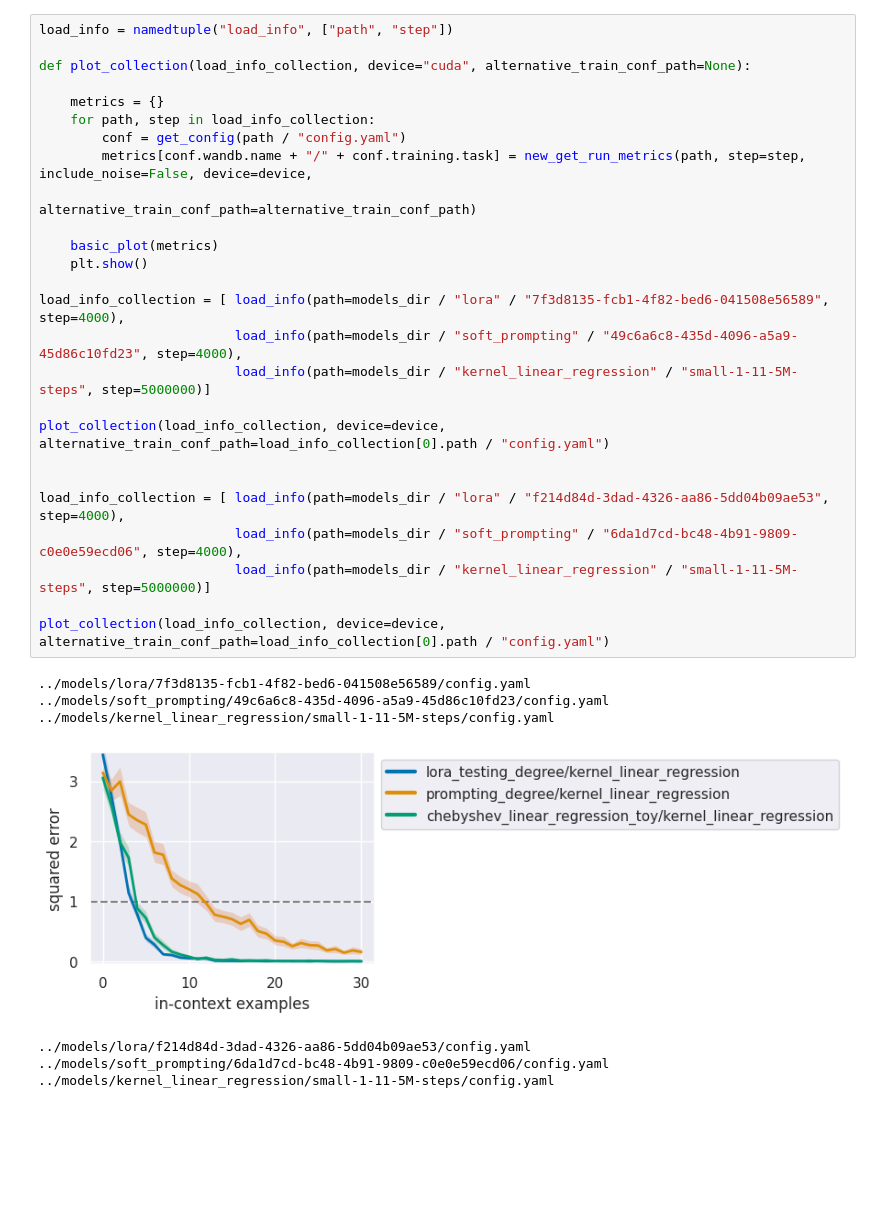
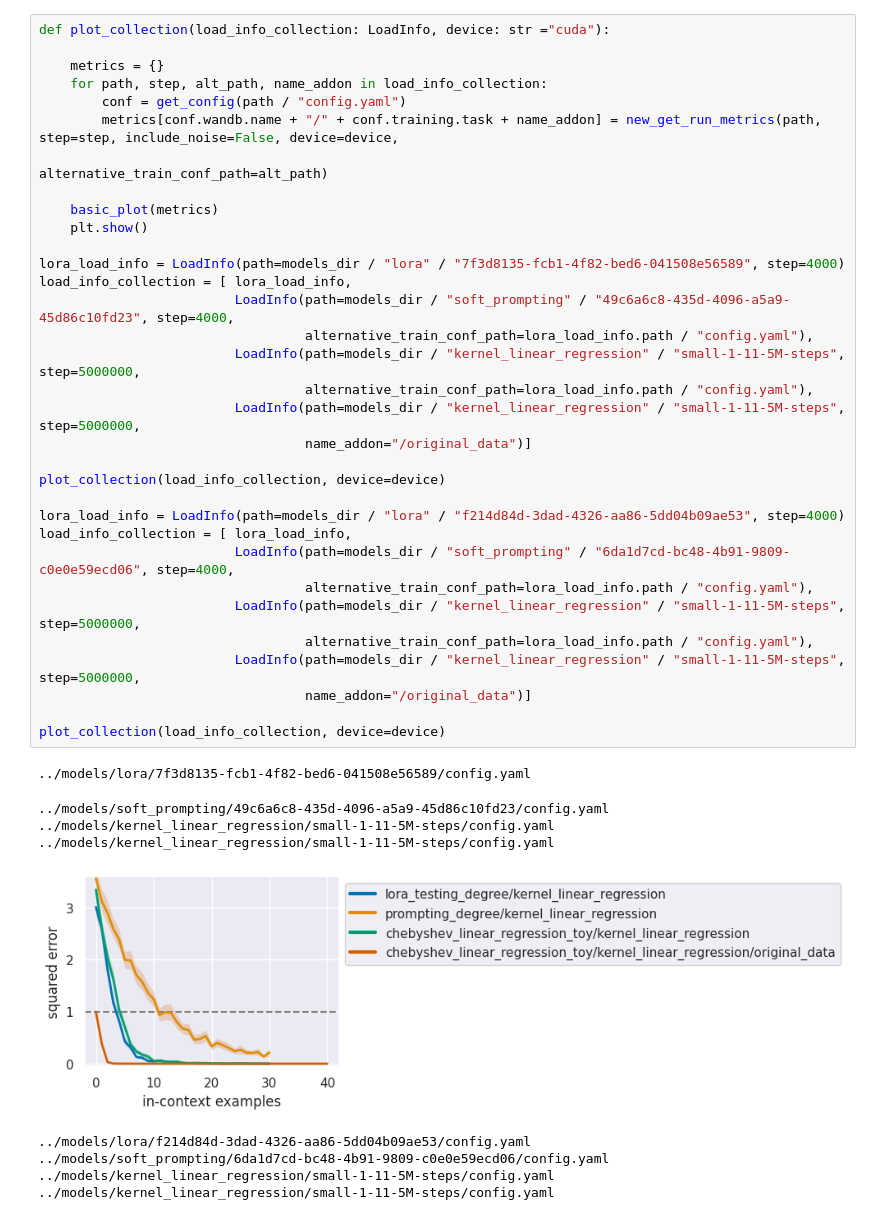
Before and after one commit to wilcoxsonm21/CS182Project, a Jupyter notebook: src/eval.ipynb, the cells around one changed output. Cells and saved outputs as stored; diff of their text form; blank space fills up the shorter version.

```diff
--- a/src/eval.ipynb
+++ b/src/eval.ipynb
@@ -56,34 +55,43 @@ df  # list all the runs in our run_dir
 # %%
-load_info = namedtuple("load_info", ["path", "step"])
-
-def plot_collection(load_info_collection, device="cuda", alternative_train_conf_path=None):
+def plot_collection(load_info_collection: LoadInfo, device: str ="cuda"):
 
     metrics = {}
-    for path, step in load_info_collection:
+    for path, step, alt_path, name_addon in load_info_collection:
         conf = get_config(path / "config.yaml")
-        metrics[conf.wandb.name + "/" + conf.training.task] = new_get_run_metrics(path, step=step, include_noise=False, device=device,
-                                                                                  alternative_train_conf_path=alternative_train_conf_path)
+        metrics[conf.wandb.name + "/" + conf.training.task + name_addon] = new_get_run_metrics(path, step=step, include_noise=False, device=device,
+                                                                                               alternative_train_conf_path=alt_path)
 
     basic_plot(metrics)
     plt.show()
 
-load_info_collection = [ load_info(path=models_dir / "lora" / "7f3d8135-fcb1-4f82-bed6-041508e56589", step=4000),
-                         load_info(path=models_dir / "soft_prompting" / "49c6a6c8-435d-4096-a5a9-45d86c10fd23", step=4000),
-                         load_info(path=models_dir / "kernel_linear_regression" / "small-1-11-5M-steps", step=5000000)]
+lora_load_info = LoadInfo(path=models_dir / "lora" / "7f3d8135-fcb1-4f82-bed6-041508e56589", step=4000)
+load_info_collection = [ lora_load_info,
+                         LoadInfo(path=models_dir / "soft_prompting" / "49c6a6c8-435d-4096-a5a9-45d86c10fd23", step=4000,
+                                  alternative_train_conf_path=lora_load_info.path / "config.yaml"),
+                         LoadInfo(path=models_dir / "kernel_linear_regression" / "small-1-11-5M-steps", step=5000000,
+                                  alternative_train_conf_path=lora_load_info.path / "config.yaml"),
+                         LoadInfo(path=models_dir / "kernel_linear_regression" / "small-1-11-5M-steps", step=5000000,
+                                  name_addon="/original_data")]
 
-plot_collection(load_info_collection, device=device, alternative_train_conf_path=load_info_collection[0].path / "config.yaml")
+plot_collection(load_info_collection, device=device)
 
+lora_load_info = LoadInfo(path=models_dir / "lora" / "f214d84d-3dad-4326-aa86-5dd04b09ae53", step=4000)
+load_info_collection = [ lora_load_info,
+                         LoadInfo(path=models_dir / "soft_prompting" / "6da1d7cd-bc48-4b91-9809-c0e0e59ecd06", step=4000,
+                                  alternative_train_conf_path=lora_load_info.path / "config.yaml"),
+                         LoadInfo(path=models_dir / "kernel_linear_regression" / "small-1-11-5M-steps", step=5000000,
+                                  alternative_train_conf_path=lora_load_info.path / "config.yaml"),
+                         LoadInfo(path=models_dir / "kernel_linear_regression" / "small-1-11-5M-steps", step=5000000,
+                                  name_addon="/original_data")]
 
-load_info_collection = [ load_info(path=models_dir / "lora" / "f214d84d-3dad-4326-aa86-5dd04b09ae53", step=4000),
-                         load_info(path=models_dir / "soft_prompting" / "6da1d7cd-bc48-4b91-9809-c0e0e59ecd06", step=4000),
-                         load_info(path=models_dir / "kernel_linear_regression" / "small-1-11-5M-steps", step=5000000)]
-
-plot_collection(load_info_collection, device=device, alternative_train_conf_path=load_info_collection[0].path / "config.yaml")
+plot_collection(load_info_collection, device=device)
 # %% [output]
 ../models/lora/7f3d8135-fcb1-4f82-bed6-041508e56589/config.yaml
-../models/soft_prompting/49c6a6c8-435d-4096-a5a9-45d86c10fd23/config.yaml
-../models/kernel_linear_regression/small-1-11-5M-steps/config.yaml
+../models/soft_prompting/49c6a6c8-435d-4096-a5a9-45d86c10fd23/config.yaml
+../models/kernel_linear_regression/small-1-11-5M-steps/config.yaml
+../models/kernel_linear_regression/small-1-11-5M-steps/config.yaml
-[figure, old version]
+[figure, new version]
-../models/lora/f214d84d-3dad-4326-aa86-5dd04b09ae53/config.yaml
-../models/soft_prompting/6da1d7cd-bc48-4b91-9809-c0e0e59ecd06/config.yaml
-../models/kernel_linear_regression/small-1-11-5M-steps/config.yaml
+../models/lora/f214d84d-3dad-4326-aa86-5dd04b09ae53/config.yaml
+../models/soft_prompting/6da1d7cd-bc48-4b91-9809-c0e0e59ecd06/config.yaml
+../models/kernel_linear_regression/small-1-11-5M-steps/config.yaml
+../models/kernel_linear_regression/small-1-11-5M-steps/config.yaml
```
Also changed, not shown: parts of 3 cells of this notebook, 1 other file.
